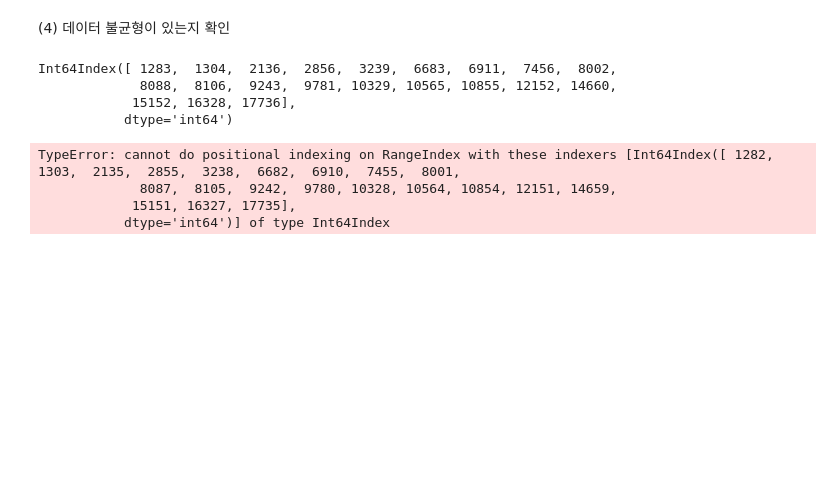
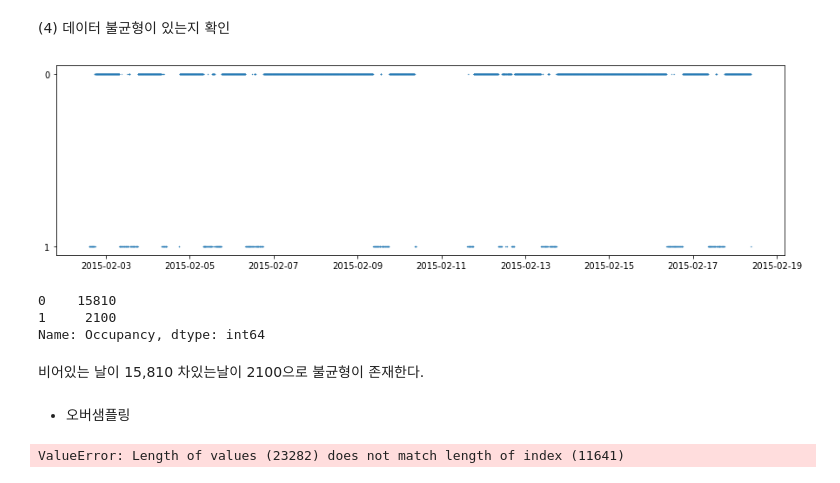
Before and after one commit to teng-ny/ADPStudy, a Jupyter notebook: ADP시험복기/kaggle_23회/(23회) 1-1. 머신러닝.ipynb, the cells around one changed output. Saved outputs shown, nothing was run; the diff lists cells and outputs as text; code cells hidden in the pictures; blank space fills up the shorter version.

```diff
--- a/ADP시험복기/kaggle_23회/(23회) 1-1. 머신러닝.ipynb
+++ b/ADP시험복기/kaggle_23회/(23회) 1-1. 머신러닝.ipynb
@@ -158,18 +177,17 @@ data.describe()
 # %% [markdown]
 (4) 데이터 불균형이 있는지 확인
 # %%
-value=data[data.CO2.isnull()].index
-value
+plt.figure(figsize=(15,4))
+#날짜와, 0/1(비어있음/사용중) 시각화
+plt.scatter(data['date'], data['Occupancy'].astype('str'), s=0.03 )
+plt.show()
+data.Occupancy.value_counts()
 # %% [output]
+[figure, added]
-Int64Index([ 1283,  1304,  2136,  2856,  3239,  6683,  6911,  7456,  8002,
-             8088,  8106,  9243,  9781, 10329, 10565, 10855, 12152, 14660,
-            15152, 16328, 17736],
-           dtype='int64')
+0    15810
+1     2100
+Name: Occupancy, dtype: int64
-# %%
-target=data.iloc[value-1:value+2]
-target
-# %% [output]
-TypeError: cannot do positional indexing on RangeIndex with these indexers [Int64Index([ 1282,  1303,  2135,  2855,  3238,  6682,  6910,  7455,  8001,
-             8087,  8105,  9242,  9780, 10328, 10564, 10854, 12151, 14659,
-            15151, 16327, 17735],
-           dtype='int64')] of type Int64Index
+# %% [markdown]
+비어있는 날이 15,810 차있는날이 2100으로 불균형이 존재한다.
+# %% [markdown]
+- 오버샘플링
@@ -175,0 +201,7 @@ TypeError: cannot do positional indexing on RangeIndex with these indexers [Int6
+# %%
+from imblearn.over_sampling import RandomOverSampler, SMOTE
+X_train['date'].view('int') // 10**9
+#X_train.loc[:,'datetime'] = X_train['date'].view('int') // 10**9
+#X_test.loc[:,'datetime'] = X_test['date'].view('int') // 10**9
+# %% [output]
+ValueError: Length of values (23282) does not match length of index (11641)
```
Also changed, not shown: parts of 10 cells of this notebook.
